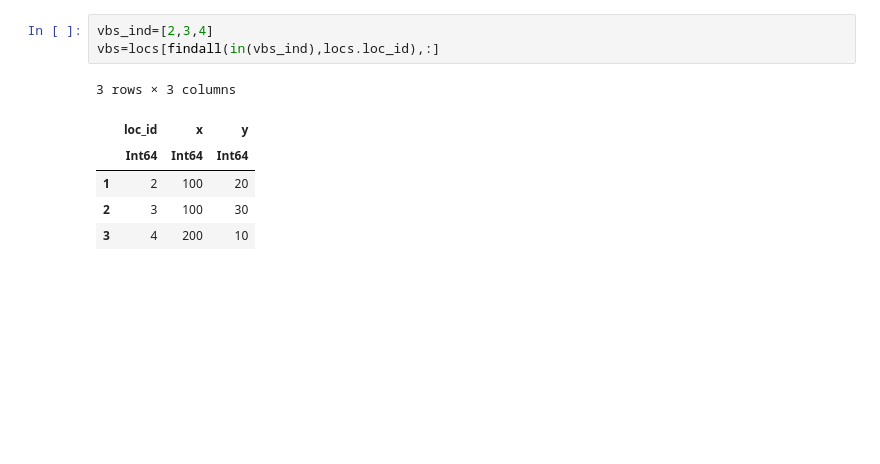
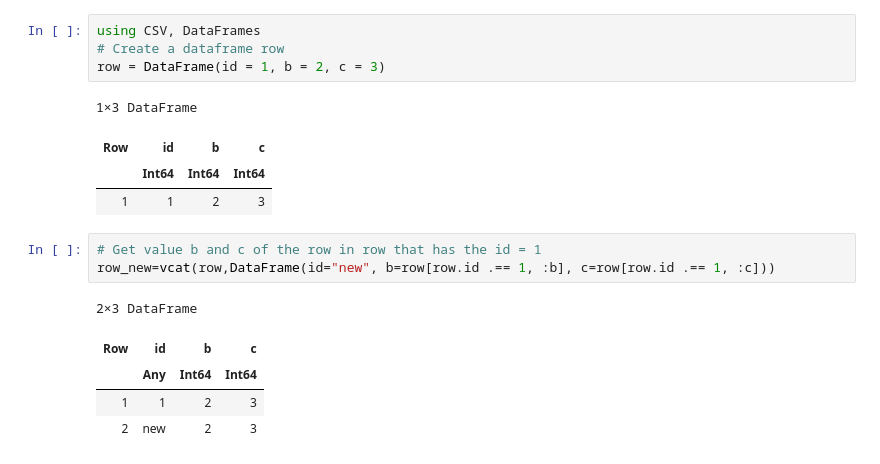
Before and after one commit to maiwenndanno/RA-Microtransit, a Jupyter notebook: test.ipynb, the cells around one changed output. Cells and saved outputs as stored; diff of their text form; blank space fills up the shorter version.

```diff
--- a/test.ipynb
+++ b/test.ipynb
@@ -26,10 +1,18 @@ locs = CSV.read(datafolder*"locations.csv", DataFrame)
-# %%
-vbs_ind=[2,3,4]
-vbs=locs[findall(in(vbs_ind),locs.loc_id),:]
-# %% [output]
-3 rows × 3 columns
-|  | loc_id | x | y |
-|  | Int64 | Int64 | Int64 |
-| 1 | 2 | 100 | 20 |
-| 2 | 3 | 100 | 30 |
-| 3 | 4 | 200 | 10 |
+# %%
+using CSV, DataFrames
+# Create a dataframe row
+row = DataFrame(id = 1, b = 2, c = 3)
+# %% [output]
+1×3 DataFrame
+| Row | id | b | c |
+|  | Int64 | Int64 | Int64 |
+| 1 | 1 | 2 | 3 |
+# %%
+# Get value b and c of the row in row that has the id = 1
+row_new=vcat(row,DataFrame(id="new", b=row[row.id .== 1, :b], c=row[row.id .== 1, :c]))
+# %% [output]
+2×3 DataFrame
+| Row | id | b | c |
+|  | Any | Int64 | Int64 |
+| 1 | 1 | 2 | 3 |
+| 2 | new | 2 | 3 |
```
Also changed, not shown: parts of 3 cells of this notebook, 18 other files.
